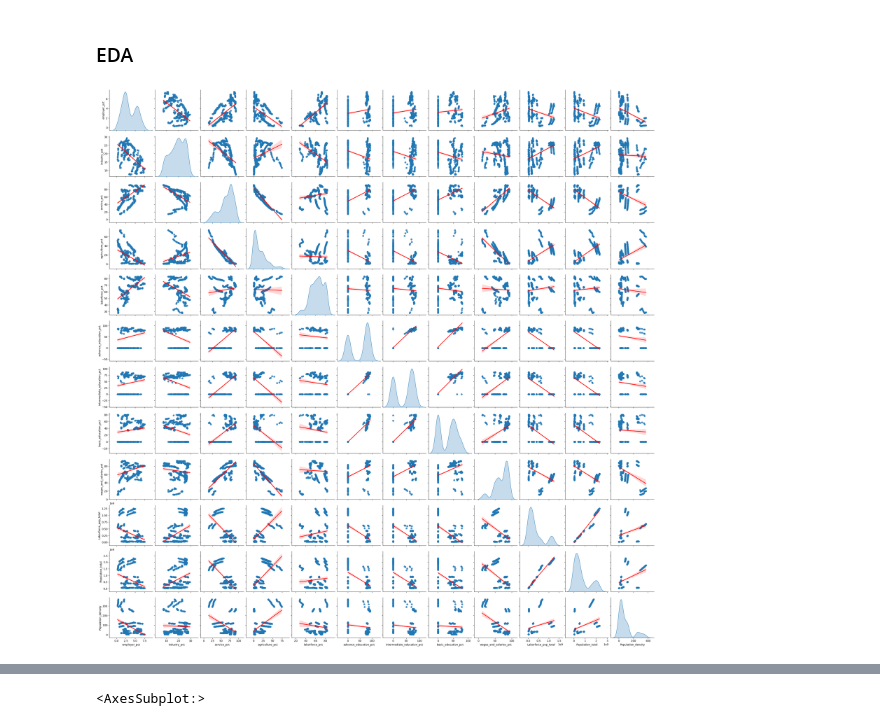
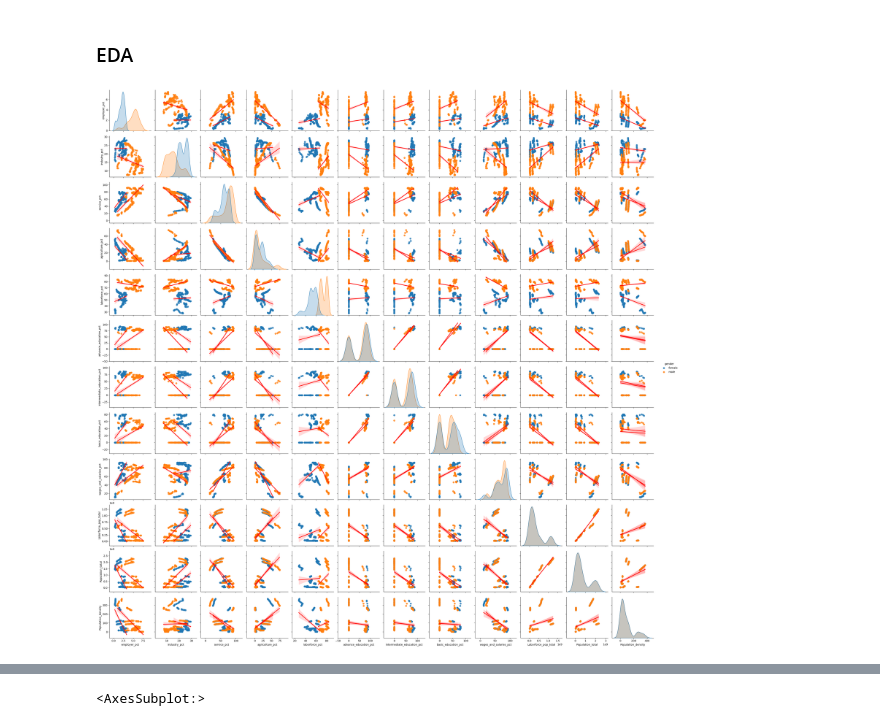
Before and after one commit to Oluyomy/LHL_Midterm_Project, a Jupyter notebook: WIP/Gender_StatModel.ipynb, the cells around one changed output, grey strips where cells are left out. Saved outputs shown, nothing was run; the diff lists cells and outputs as text; code cells hidden in the pictures.

```diff
--- a/WIP/Gender_StatModel.ipynb
+++ b/WIP/Gender_StatModel.ipynb
@@ -170,11 +170,12 @@ gender_data
 ### EDA
 # %%
 fig_1=sns.pairplot(data=gender_data,
+                    hue='gender',
                     kind='reg',
                     diag_kind='kde',
                     plot_kws={'line_kws':{'color':'red'}})
 # %% [output]
-[figure, old version]
+[figure, new version]
 # %%
 # Calculate the correlation of different industry and % of employment
 corr=gender_data.corr()
```
Also changed, not shown: parts of 6 cells of this notebook, 40 other files.
